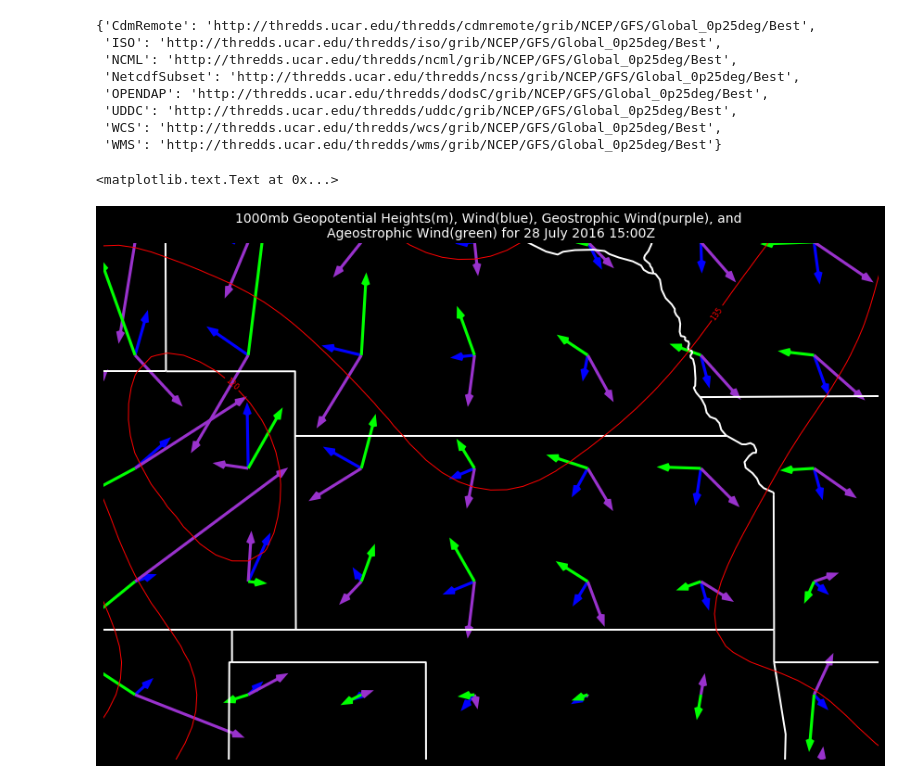
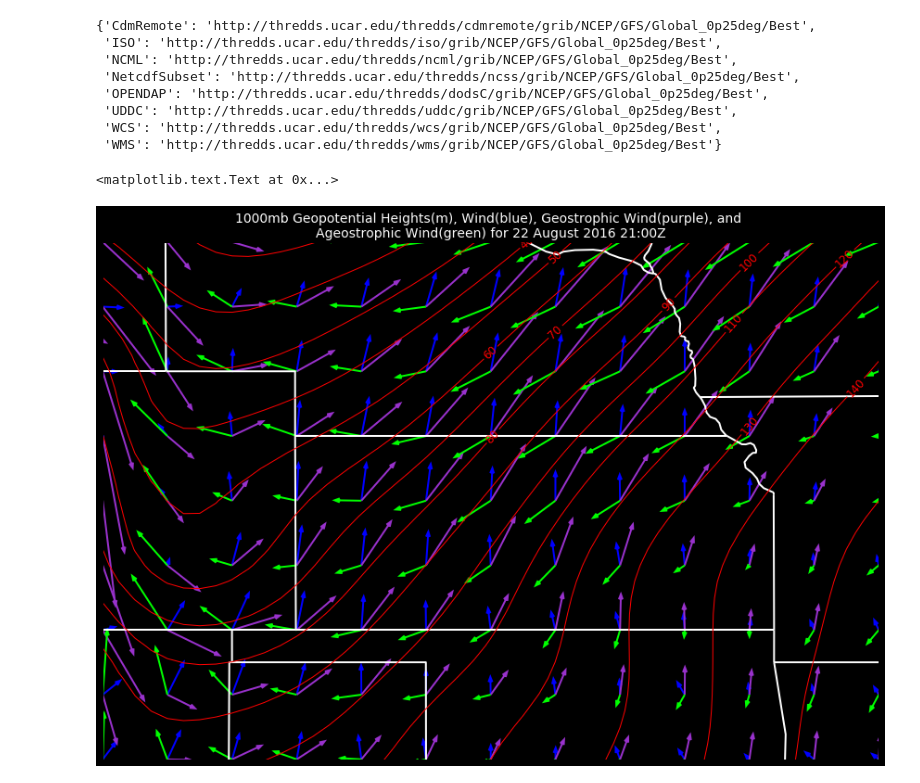
Before and after one commit to Unidata/python-gallery, a Jupyter notebook: notebooks/Geostrophic_Wind_Example.ipynb, the cells around one changed output. Cells and saved outputs as stored; diff of their text form; code cells hidden in the pictures.

```diff
--- a/notebooks/Geostrophic_Wind_Example.ipynb
+++ b/notebooks/Geostrophic_Wind_Example.ipynb
@@ -37,12 +37,19 @@ query.vertical_level(100000)
 data = ncss.get_data(query)
 
 # Pull out variables you want to use
-time_var = data.variables['time']
-lat_var = data.variables['lat']
-lon_var = data.variables['lon']
 height_var = data.variables['Geopotential_height_isobaric']
 u_wind_var = data.variables['u-component_of_wind_isobaric']
 v_wind_var = data.variables['v-component_of_wind_isobaric']
+
+# Find the name of the time coordinate
+for name in height_var.coordinates.split():
+    if name.startswith('time'):
+        time_var_name = name
+        break
+time_var = data.variables[time_var_name]
+
+lat_var = data.variables['lat']
+lon_var = data.variables['lon']
 # %%
 import numpy as np
 from netCDF4 import num2date
@@ -73,42 +96,53 @@ ageo_wind_v = (v_wind - geo_wind_v)
 # %%
 %matplotlib inline
 import matplotlib.pyplot as plt
 import cartopy.crs as ccrs
 import cartopy.feature as cfeature
 
 # Create new figure
 fig = plt.figure(figsize=(15,10), facecolor='black')
 
 # Add the map and set the extent
 ax = plt.axes(projection=ccrs.PlateCarree())
 ax.set_extent([-105., -93., 35., 43.])
 ax.background_patch.set_fill(False)
 
 # Add state boundaries to plot
 states_provinces = cfeature.NaturalEarthFeature(category='cultural', name='admin_1_states_provinces_lines',
                                                 scale='50m', facecolor='none')
 ax.add_feature(states_provinces, edgecolor='white', linewidth=2)
 
 # Add country borders to plot
 country_borders = cfeature.NaturalEarthFeature(category='cultural', name='admin_0_countries',
                                                scale='50m',facecolor='none')
 ax.add_feature(country_borders, edgecolor='white', linewidth=2)
 
-# Contour the pressures
-c = ax.contour(lon_2d, lat_2d, height, colors='red', linewidth=4)
-ax.clabel(c, fontsize=8, inline=1, inline_spacing=3, fmt='%i')
+# Contour the pressures every 10 m
+contours = np.arange(10, 200, 10)
+c = ax.contour(lon_2d, lat_2d, height, levels=contours, colors='red', linewidth=4)
+ax.clabel(c, fontsize=12, inline=1, inline_spacing=3, fmt='%i')
+
+# Set up parameters for quiver plot. The slices below are used to subset the data (here
+# taking every 4th point in x and y). The quiver_kwargs are parameters to control the
+# appearance of the quiver so that they stay consistent between the calls.
+quiver_slices = (slice(None, None, 4), slice(None, None, 4))
+quiver_kwargs = dict(headlength=4, headwidth=3, angles='uv', scale_units='xy', scale=20)
 
 # Plot the wind vectors
-wind = ax.quiver(lon_2d[0::7,0::7], lat_2d[0::7, 0::7], u_wind[0::7, 0::7], v_wind[0::7, 0::7], headlength=4,
-                 headwidth=3, angles='uv', scale_units='xy', scale=8, color='blue')
-geo = ax.quiver(lon_2d[0::7, 0::7], lat_2d[0::7, 0::7], geo_wind_u[0::7, 0::7], geo_wind_v[0::7, 0::7], headlength=4,
-                headwidth=3, angles='uv', scale_units='xy', scale=8, color='darkorchid')
-ageo = ax.quiver(lon_2d[0::7, 0::7], lat_2d[0::7,0::7], ageo_wind_u[0::7,0::7], ageo_wind_v[0::7,0::7], headlength=4,
-                 headwidth=3, angles='uv', scale_units='xy', scale=8, color='lime')
+wind = ax.quiver(lon_2d[quiver_slices], lat_2d[quiver_slices],
+                 u_wind[quiver_slices], v_wind[quiver_slices],
+                 color='blue', **quiver_kwargs)
+geo = ax.quiver(lon_2d[quiver_slices], lat_2d[quiver_slices],
+                geo_wind_u[quiver_slices], geo_wind_v[quiver_slices],
+                color='darkorchid', **quiver_kwargs)
+ageo = ax.quiver(lon_2d[quiver_slices], lat_2d[quiver_slices],
+                 ageo_wind_u[quiver_slices], ageo_wind_v[quiver_slices],
+                 color='lime', **quiver_kwargs)
 
 # Add a title to the plot
-plt.title('1000mb Geopotential Heights(m), Wind(blue), Geostrophic Wind(purple), and \nAgeostrophic\
- Wind(green) for {0:%d %B %Y %H:%MZ}'.format(time), color='white', size=14)
+plt.title('1000mb Geopotential Heights(m), Wind(blue), Geostrophic Wind(purple), and \n'
+          'Ageostrophic Wind(green) for {0:%d %B %Y %H:%MZ}'.format(time),
+          color='white', size=14)
 # %% [output]
 <matplotlib.text.Text at 0x...>
-[figure, old version]
+[figure, new version]
```
Also changed, not shown: parts of 3 cells of this notebook.
